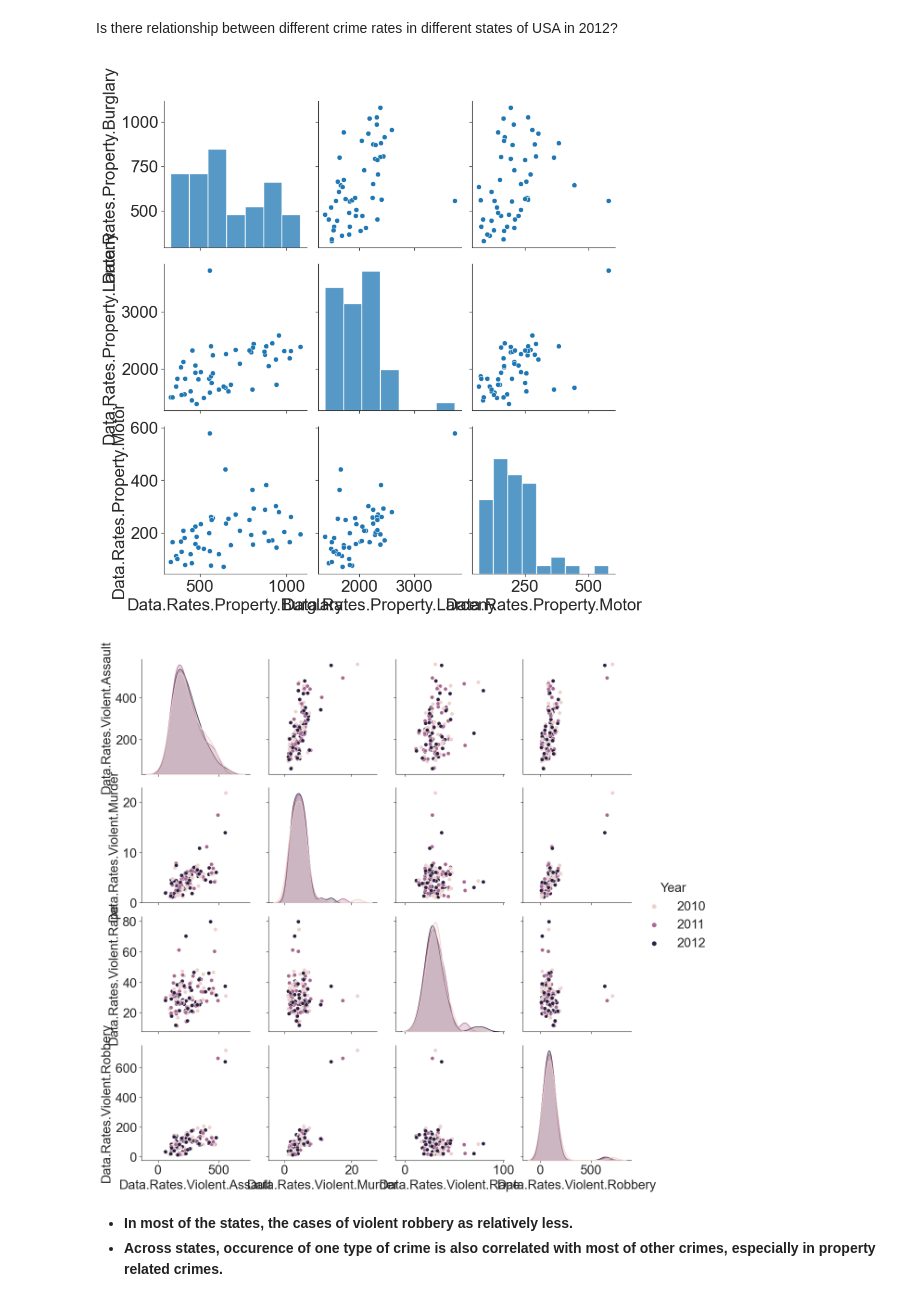
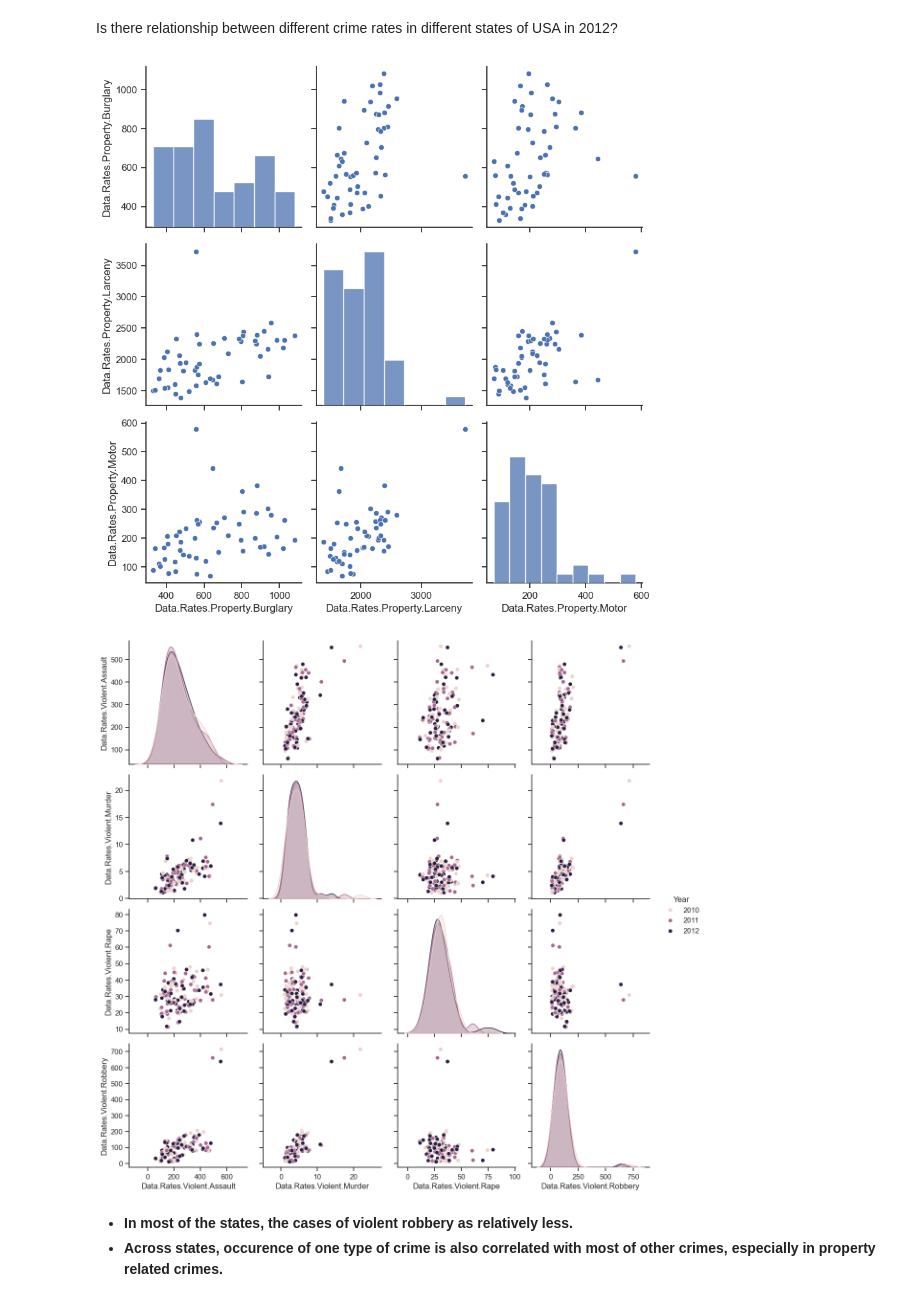
Before and after one commit to Chocobone/2025_DSV, a Jupyter notebook: swcon425_lec16_notebook_for_students/swcon425-lec16-intro-seaborn-lab.ipynb, the cells around one changed output. Saved outputs shown, nothing was run; the diff lists cells and outputs as text; code cells hidden in the pictures.

```diff
--- a/swcon425_lec16_notebook_for_students/swcon425-lec16-intro-seaborn-lab.ipynb
+++ b/swcon425_lec16_notebook_for_students/swcon425-lec16-intro-seaborn-lab.ipynb
@@ -351,25 +358,25 @@ sns.jointplot(x="Data.Rates.Violent.All",
 # %% [markdown]
 Is there relationship between different crime rates in different states of USA in 2012?
 # %%
-sns.pairplot(state_crime_states_2012[["Data.Rates.Burglary",
-                                      "Data.Rates.Larceny",
-                                      "Data.Rates.Motor"]],
-                                      height=3)
+sns.pairplot(state_crime_states_2012[["Data.Rates.Property.Burglary",
+                                      "Data.Rates.Property.Larceny",
+                                      "Data.Rates.Property.Motor"]],
+                                      height=3);
 # %% [output]
-[figure, old version]
+[figure, new version]
 # %%
 # we can add hue if want to add colors to categories (Year)
 # we can add columns of interest in variables too
 sns.set_style('ticks')
-sns.pairplot(state_crime_states[states_crime_states.Year.isin([2010,2011,2012])],
-             vars=["Data.Rates.Vioent.Assault",
-                   "Data.Rates.Vioent.Murder",
-                   "Data.Rates.Vioent.Rape",
-                   "Data.Rates.Vioent.Robbery"],
-                   hue="Year", height=3, diag_kind="kde")
+sns.pairplot(state_crime_states[state_crime_states.Year.isin([2010,2011,2012])],
+             vars= ['Data.Rates.Violent.Assault',
+                    'Data.Rates.Violent.Murder',
+                    'Data.Rates.Violent.Rape',
+                    'Data.Rates.Violent.Robbery'],
+             hue='Year', height = 3, diag_kind='kde');
 # plt.rcParams.update({'font.size': 12})
 # %% [output]
-[figure, old version]
+[figure, new version]
 # %% [markdown]
 - **In most of the states, the cases of violent robbery as relatively less.**
 - **Across states, occurence of one type of crime is also correlated with most of other crimes, especially in property related crimes.**
```
Also changed, not shown: parts of 31 cells of this notebook, 2 other files.
